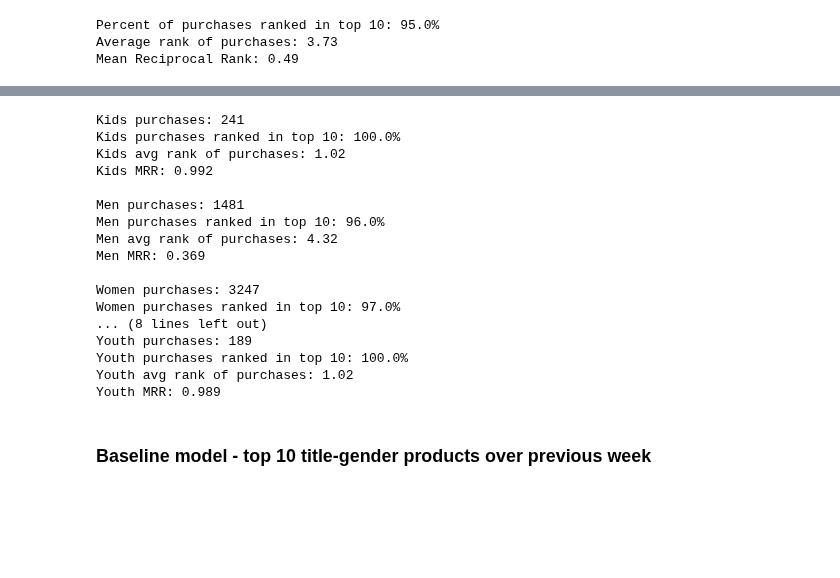
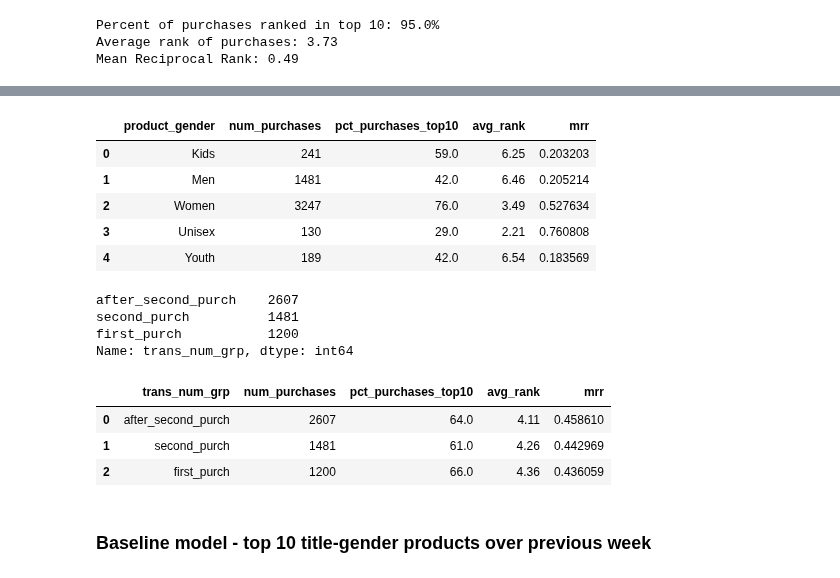
Before and after one commit to jeremypmobley/nonsense, a Jupyter notebook: flagship/flagship_modeling.ipynb, the cells around one changed output, grey strips where cells are left out. Drawn from its saved outputs; the diff is of its cells as text; code cells hidden in the pictures; blank space fills up the shorter version.

```diff
--- a/flagship/flagship_modeling.ipynb
+++ b/flagship/flagship_modeling.ipynb
@@ -135,17 +135,21 @@ Percent of purchases ranked in top 10: 95.0%
 Average rank of purchases: 3.73
 Mean Reciprocal Rank: 0.49
 # %%
-def print_category_eval_metrics(eval_df, category_var):
+def calc_category_eval_metrics(eval_df, category_var):
+    results = {category_var: [], 'num_purchases': [],
+               'pct_purchases_top10': [], 'avg_rank': [], 'mrr': []}
     categories = eval_df[category_var].unique()
     for category in categories:
         df_category = eval_df[eval_df[category_var] == category]
-        print(f'{category} purchases: {df_category.shape[0]}')
+        num_purchases = df_category.shape[0]
         pct_purchases_top10 = round(df_category['pred_rank'].count() / df_category.shape[0],2) * 100.0
-        print(f'{category} purchases ranked in top 10: {pct_purchases_top10}%')
         avg_rank = round(df_category['pred_rank'].mean(),2)
-        print(f'{category} avg rank of purchases: {avg_rank}')
         reciprocal_ranks = 1 / df_category['pred_rank']
         mrr = np.mean(reciprocal_ranks)
-        print(f"{category} MRR: {mrr:.3f}")
-        print('')
+        results[category_var].append(category)
+        results['num_purchases'].append(num_purchases)
+        results['pct_purchases_top10'].append(pct_purchases_top10)
+        results['avg_rank'].append(avg_rank)
+        results['mrr'].append(mrr)
+    return pd.DataFrame(results)
 # %%
@@ -174,21 +163,9 @@ Sandal MRR: 0.171
 # %%
-print_category_eval_metrics(eval_df=full_eval_df,
-                            category_var = 'product_gender')
+calc_category_eval_metrics(eval_df=full_eval_df, category_var= 'product_gender')
 # %% [output]
-Kids purchases: 241
-Kids purchases ranked in top 10: 100.0%
-Kids avg rank of purchases: 1.02
-Kids MRR: 0.992
-
-Men purchases: 1481
-Men purchases ranked in top 10: 96.0%
-Men avg rank of purchases: 4.32
-Men MRR: 0.369
-
-Women purchases: 3247
-Women purchases ranked in top 10: 97.0%
-... (8 lines left out)
-Youth purchases: 189
-Youth purchases ranked in top 10: 100.0%
-Youth avg rank of purchases: 1.02
-Youth MRR: 0.989
+|  | product_gender | num_purchases | pct_purchases_top10 | avg_rank | mrr |
+| 0 | Kids | 241 | 59.0 | 6.25 | 0.203203 |
+| 1 | Men | 1481 | 42.0 | 6.46 | 0.205214 |
+| 2 | Women | 3247 | 76.0 | 3.49 | 0.527634 |
+| 3 | Unisex | 130 | 29.0 | 2.21 | 0.760808 |
+| 4 | Youth | 189 | 42.0 | 6.54 | 0.183569 |
@@ -195,3 +176,17 @@ Youth MRR: 0.989
+# %%
+full_eval_df['trans_num_grp'].value_counts()
+# %% [output]
+after_second_purch    2607
+second_purch          1481
+first_purch           1200
+Name: trans_num_grp, dtype: int64
+# %%
+calc_category_eval_metrics(eval_df=full_eval_df, category_var= 'trans_num_grp')
+# %% [output]
+|  | trans_num_grp | num_purchases | pct_purchases_top10 | avg_rank | mrr |
+| 0 | after_second_purch | 2607 | 64.0 | 4.11 | 0.458610 |
+| 1 | second_purch | 1481 | 61.0 | 4.26 | 0.442969 |
+| 2 | first_purch | 1200 | 66.0 | 4.36 | 0.436059 |
 # %% [markdown]
 ### Baseline model - top 10 title-gender products over previous week
 # %%
```
Also changed, not shown: parts of 15 cells of this notebook.
